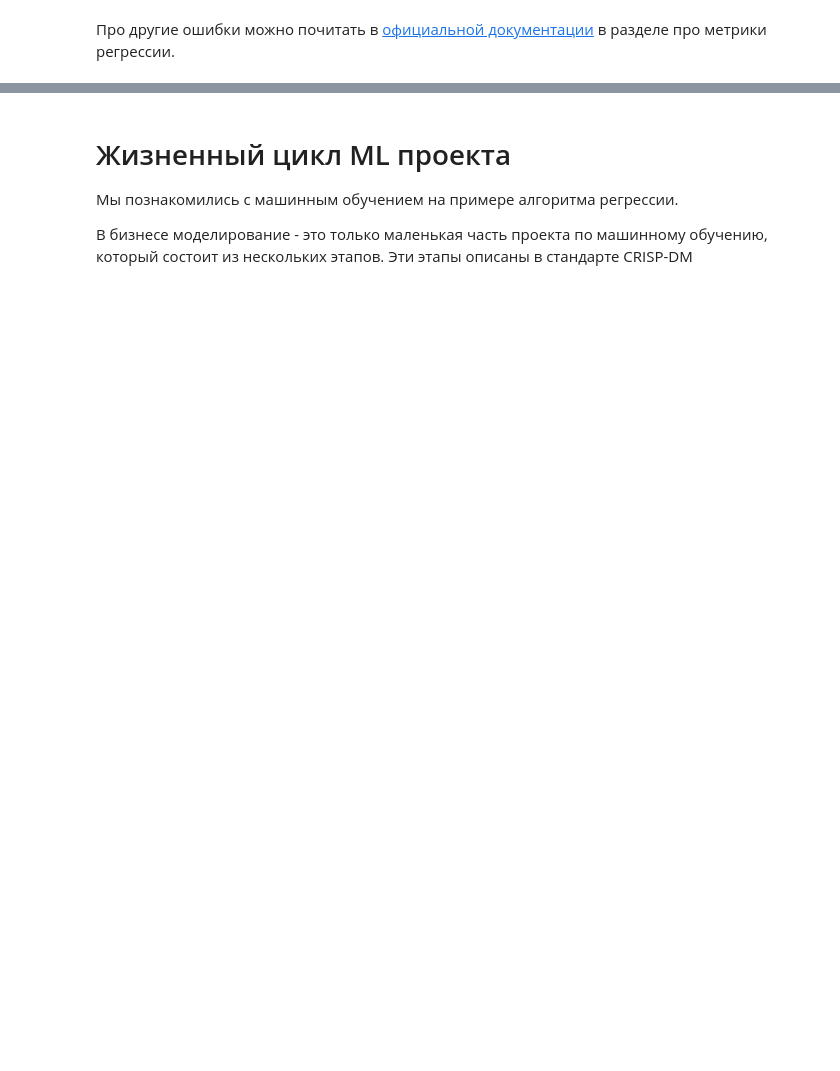
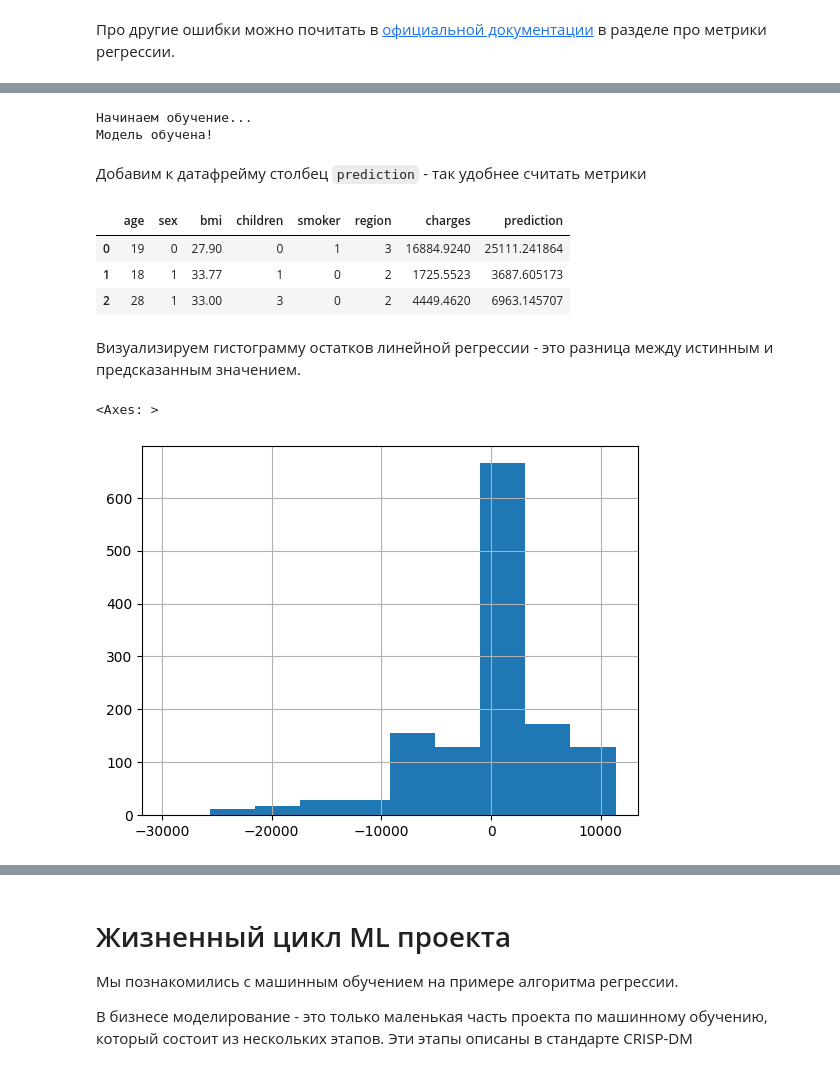
Before and after one commit to aleksandr-dzhumurat/ai_product_engineer, a Jupyter notebook: jupyter_notebooks/vol_00_pre_requirements_01_machine_learning_intro.ipynb, the cells around one changed output, grey strips where cells are left out. Drawn from its saved outputs; the diff is of its cells as text; code cells hidden in the pictures; blank space fills up the shorter version.

```diff
--- a/jupyter_notebooks/vol_00_pre_requirements_01_machine_learning_intro.ipynb
+++ b/jupyter_notebooks/vol_00_pre_requirements_01_machine_learning_intro.ipynb
@@ -329,0 +374,10 @@ print("MAE = %s" % mean_absolute_error(
+# %%
+from sklearn.preprocessing import LabelEncoder
+
+for label in ['sex', 'smoker', 'region']:
+  insurance_df[label] = (
+      LabelEncoder()
+      .fit_transform(insurance_df[label])
+  )
+
+insurance_df.head()
@@ -329,0 +414,30 @@ print("MAE = %s" % mean_absolute_error(
+# %%
+from sklearn.linear_model import LinearRegression
+
+reg = None  # объект модели линейной регрессии
+X = insurance_df.drop(labels='charges', axis=1)
+
+reg = LinearRegression()
+print('Начинаем обучение...')
+reg.fit(X, y)
+print('Модель обучена!')
+# %% [output]
+Начинаем обучение...
+Модель обучена!
+# %% [markdown]
+Добавим к датафрейму столбец `prediction` - так удобнее считать метрики
+# %%
+insurance_df['prediction'] = reg.predict(X)
+insurance_df.head(3)
+# %% [output]
+|  | age | sex | bmi | children | smoker | region | charges | prediction |
+| 0 | 19 | 0 | 27.90 | 0 | 1 | 3 | 16884.9240 | 25111.241864 |
+| 1 | 18 | 1 | 33.77 | 1 | 0 | 2 | 1725.5523 | 3687.605173 |
+| 2 | 28 | 1 | 33.00 | 3 | 0 | 2 | 4449.4620 | 6963.145707 |
+# %% [markdown]
+Визуализируем гистограмму остатков линейной регрессии - это разница между истинным и предсказанным значением.
+# %%
+(insurance_df['prediction'] - y).hist()
+# %% [output]
+<Axes: >
+[figure, added]
```
Also changed, not shown: parts of 32 cells of this notebook, 1 other file.
